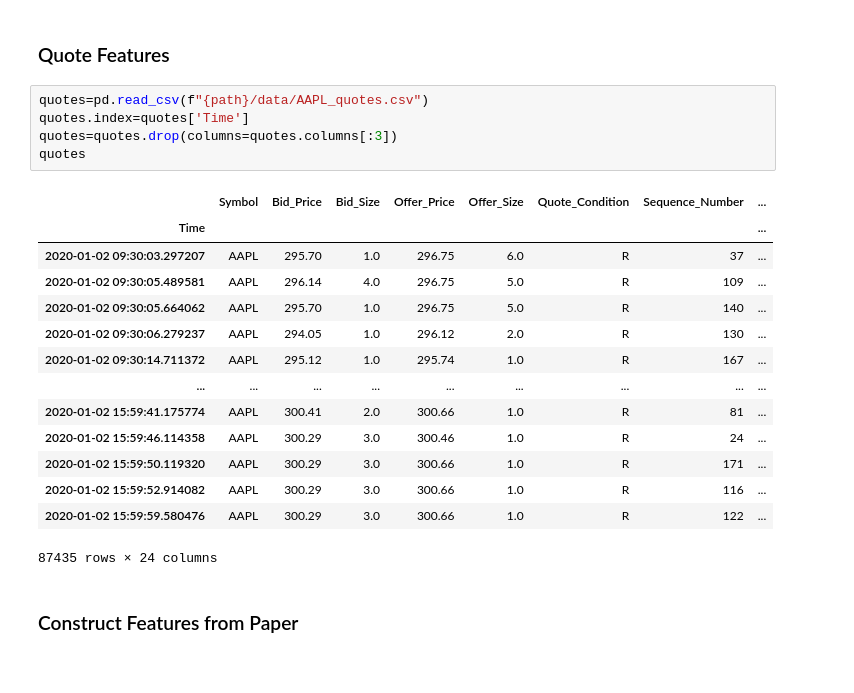
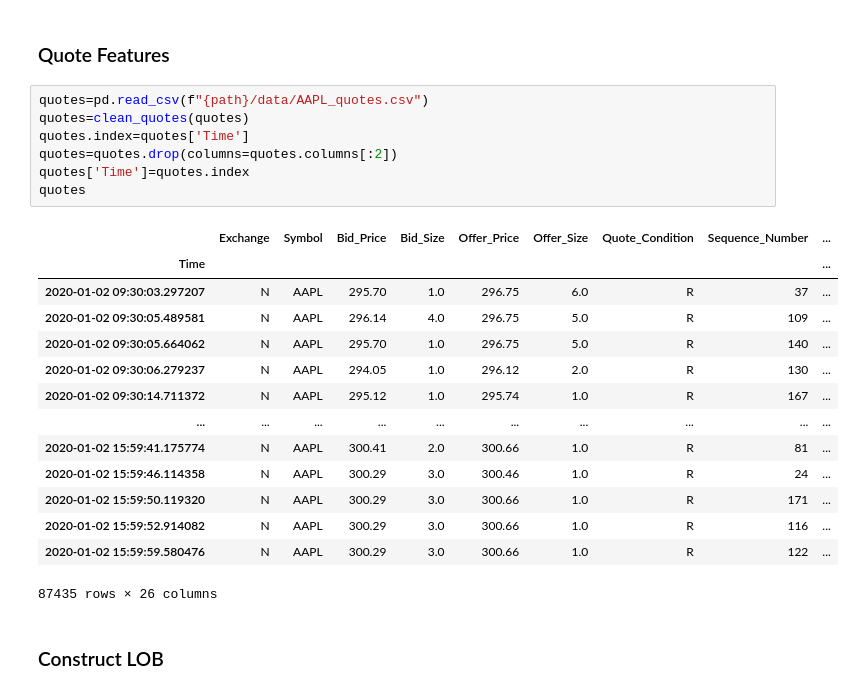
Before and after one commit to jasonbohne123/Kernel_Learning, a Jupyter notebook: Data_Analysis.ipynb, the cells around one changed output. Cells and saved outputs as stored; diff of their text form.

```diff
--- a/Data_Analysis.ipynb
+++ b/Data_Analysis.ipynb
@@ -41,23 +111,25 @@ array(['@  I', '@F I', '@F  ', '@   '], dtype=object)
 ### Quote Features
 # %%
 quotes=pd.read_csv(f"{path}/data/AAPL_quotes.csv")
+quotes=clean_quotes(quotes)
 quotes.index=quotes['Time']
-quotes=quotes.drop(columns=quotes.columns[:3])
+quotes=quotes.drop(columns=quotes.columns[:2])
+quotes['Time']=quotes.index
 quotes
 # %% [output]
-|  | Symbol | Bid_Price | Bid_Size | Offer_Price | Offer_Size | Quote_Condition | Sequence_Number | ... |
-| Time |  |  |  |  |  |  |  | ... |
-| 2020-01-02 09:30:03.297207 | AAPL | 295.70 | 1.0 | 296.75 | 6.0 | R | 37 | ... |
-| 2020-01-02 09:30:05.489581 | AAPL | 296.14 | 4.0 | 296.75 | 5.0 | R | 109 | ... |
-| 2020-01-02 09:30:05.664062 | AAPL | 295.70 | 1.0 | 296.75 | 5.0 | R | 140 | ... |
-| 2020-01-02 09:30:06.279237 | AAPL | 294.05 | 1.0 | 296.12 | 2.0 | R | 130 | ... |
-| 2020-01-02 09:30:14.711372 | AAPL | 295.12 | 1.0 | 295.74 | 1.0 | R | 167 | ... |
-| ... | ... | ... | ... | ... | ... | ... | ... | ... |
-| 2020-01-02 15:59:41.175774 | AAPL | 300.41 | 2.0 | 300.66 | 1.0 | R | 81 | ... |
-| 2020-01-02 15:59:46.114358 | AAPL | 300.29 | 3.0 | 300.46 | 1.0 | R | 24 | ... |
-| 2020-01-02 15:59:50.119320 | AAPL | 300.29 | 3.0 | 300.66 | 1.0 | R | 171 | ... |
-| 2020-01-02 15:59:52.914082 | AAPL | 300.29 | 3.0 | 300.66 | 1.0 | R | 116 | ... |
-| 2020-01-02 15:59:59.580476 | AAPL | 300.29 | 3.0 | 300.66 | 1.0 | R | 122 | ... |
+|  | Exchange | Symbol | Bid_Price | Bid_Size | Offer_Price | Offer_Size | Quote_Condition | Sequence_Number | ... |
+| Time |  |  |  |  |  |  |  |  | ... |
+| 2020-01-02 09:30:03.297207 | N | AAPL | 295.70 | 1.0 | 296.75 | 6.0 | R | 37 | ... |
+| 2020-01-02 09:30:05.489581 | N | AAPL | 296.14 | 4.0 | 296.75 | 5.0 | R | 109 | ... |
+| 2020-01-02 09:30:05.664062 | N | AAPL | 295.70 | 1.0 | 296.75 | 5.0 | R | 140 | ... |
+| 2020-01-02 09:30:06.279237 | N | AAPL | 294.05 | 1.0 | 296.12 | 2.0 | R | 130 | ... |
+| 2020-01-02 09:30:14.711372 | N | AAPL | 295.12 | 1.0 | 295.74 | 1.0 | R | 167 | ... |
+| ... | ... | ... | ... | ... | ... | ... | ... | ... | ... |
+| 2020-01-02 15:59:41.175774 | N | AAPL | 300.41 | 2.0 | 300.66 | 1.0 | R | 81 | ... |
+| 2020-01-02 15:59:46.114358 | N | AAPL | 300.29 | 3.0 | 300.46 | 1.0 | R | 24 | ... |
+| 2020-01-02 15:59:50.119320 | N | AAPL | 300.29 | 3.0 | 300.66 | 1.0 | R | 171 | ... |
+| 2020-01-02 15:59:52.914082 | N | AAPL | 300.29 | 3.0 | 300.66 | 1.0 | R | 116 | ... |
+| 2020-01-02 15:59:59.580476 | N | AAPL | 300.29 | 3.0 | 300.66 | 1.0 | R | 122 | ... |
-87435 rows × 24 columns
+87435 rows × 26 columns
-# %% [markdown]
-### Construct Features from Paper
+# %% [markdown]
+### Construct LOB
```
Also changed, not shown: parts of 8 cells of this notebook.
